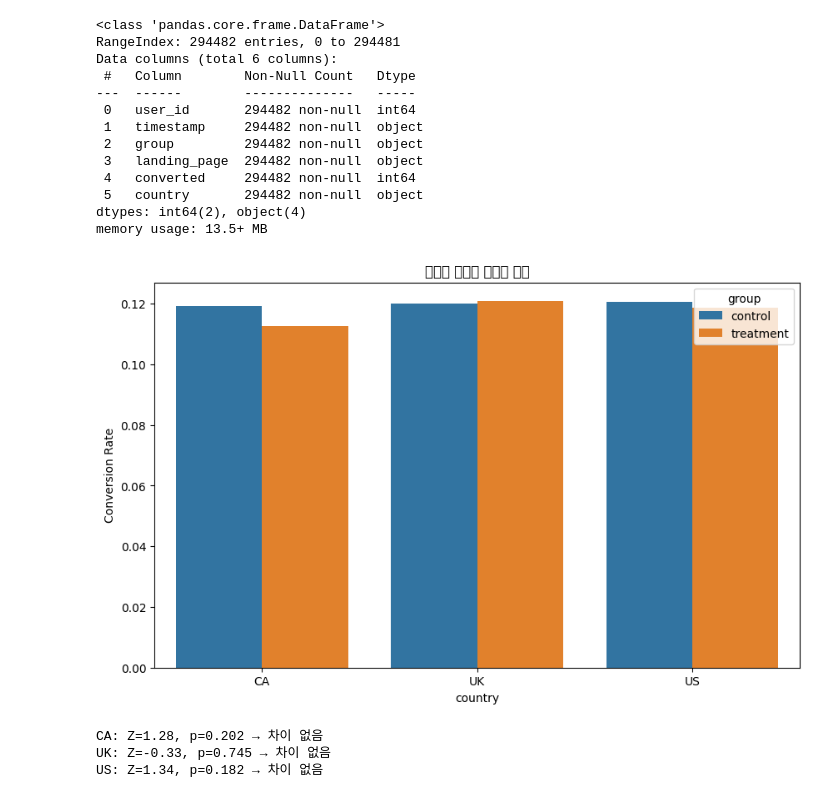
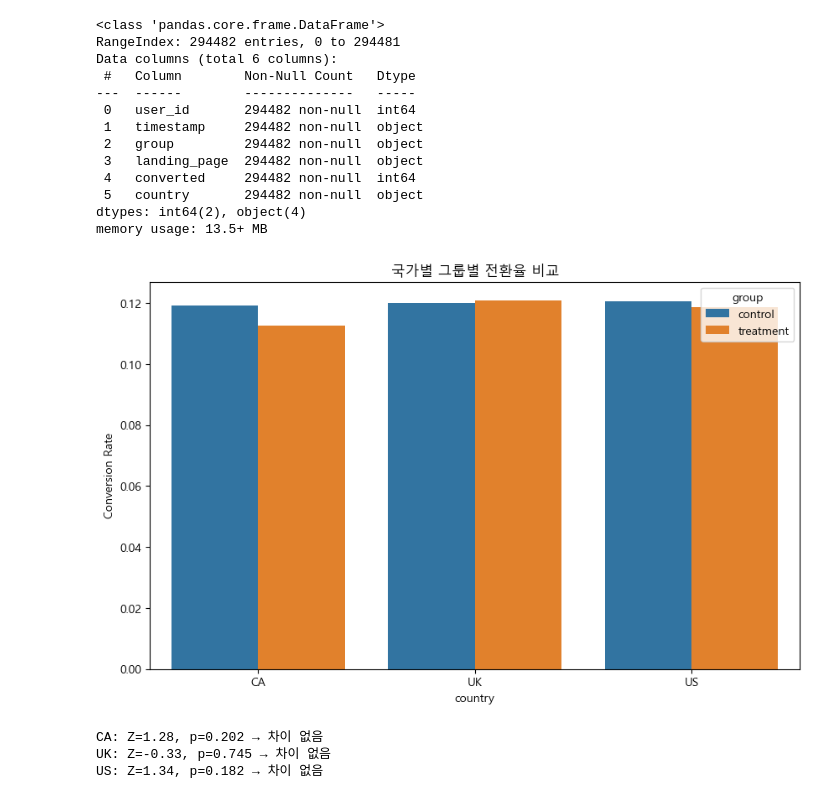
Before and after one commit to Junemo-hub/ab-test-experiment-design, a Jupyter notebook: 01_abtest_ecommerce_2022/notebooks/04_subgroup_analysis.ipynb, the cells around one changed output. Drawn from its saved outputs; the diff is of its cells as text; code cells hidden in the pictures.

```diff
--- a/01_abtest_ecommerce_2022/notebooks/04_subgroup_analysis.ipynb
+++ b/01_abtest_ecommerce_2022/notebooks/04_subgroup_analysis.ipynb
@@ -4,6 +4,10 @@ import numpy as np
 from statsmodels.stats.proportion import proportions_ztest
 import matplotlib.pyplot as plt
 import seaborn as sns
+import matplotlib as mpl
+
+mpl.rcParams['font.family'] = 'Malgun Gothic'  # Windows Korean font
+mpl.rcParams['axes.unicode_minus'] = False     # To show minus sign correctly
 
 # 데이터 로드
 df_ab = pd.read_csv('../data/ab_data.csv')
@@ -37,34 +41,34 @@ report = pd.merge(country_summary, country_stats, on='country')
 
 # 4. 바 시각화
 import matplotlib.pyplot as plt
 import seaborn as sns
 plt.figure(figsize=(10, 6))
 sns.barplot(data=country_summary, x='country', y='conversion_rate', hue='group')
 plt.title('국가별 그룹별 전환율 비교')
 plt.ylabel('Conversion Rate')
 plt.savefig('../outputs/figures/04_country_subgroup_conv.png')
 plt.show()
 
 # 5. 결과 해석
 for _, row in country_stats.iterrows():
     if pd.notna(row['p_value']):
         sig = '유의미한 차이 있음' if row['p_value'] < 0.05 else '차이 없음'
         print(f"{row['country']}: Z={row['z_stat']:.2f}, p={row['p_value']:.3f} → {sig}")
 # %% [output]
 <class 'pandas.core.frame.DataFrame'>
 RangeIndex: 294482 entries, 0 to 294481
 Data columns (total 6 columns):
  #   Column        Non-Null Count   Dtype
 ---  ------        --------------   -----
  0   user_id       294482 non-null  int64
  1   timestamp     294482 non-null  object
  2   group         294482 non-null  object
  3   landing_page  294482 non-null  object
  4   converted     294482 non-null  int64
  5   country       294482 non-null  object
 dtypes: int64(2), object(4)
 memory usage: 13.5+ MB
-[figure, old version]
+[figure, new version]
 CA: Z=1.28, p=0.202 → 차이 없음
 UK: Z=-0.33, p=0.745 → 차이 없음
 US: Z=1.34, p=0.182 → 차이 없음
```
Also changed, not shown: 3 other files.
